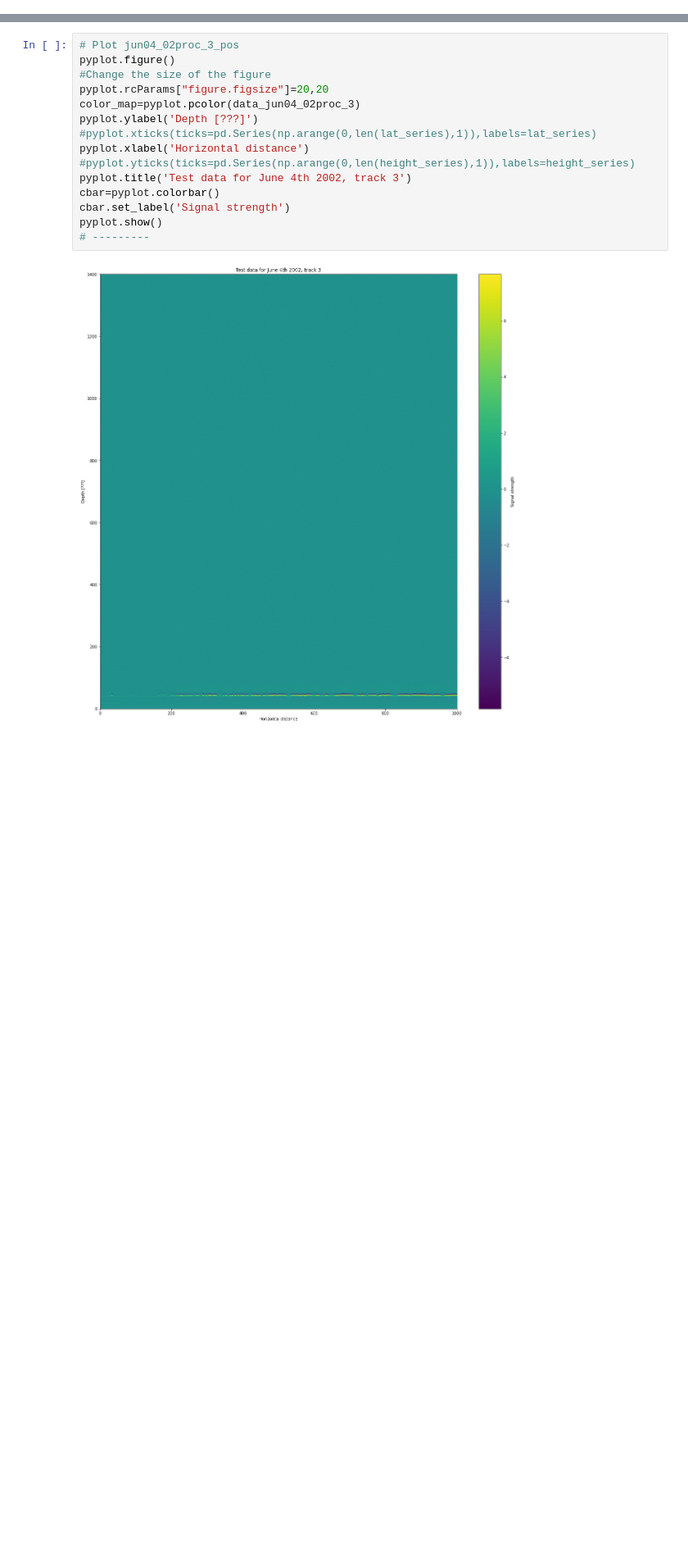
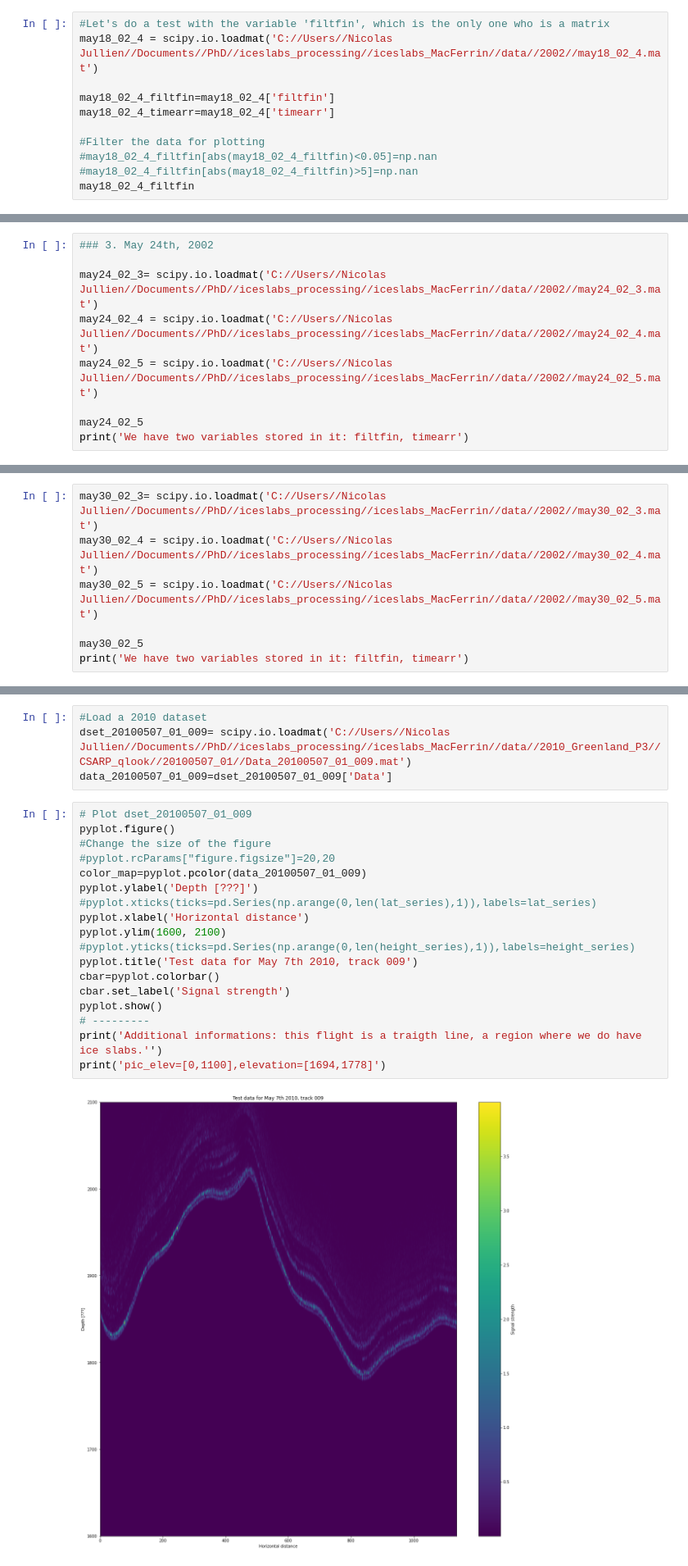
Before and after one commit to jullienn/changing_Greenland_iceslabs, a Jupyter notebook: logbook_investigation_year.ipynb, the cells around one changed output, grey strips where cells are left out. Shown at 82% size. Drawn from its saved outputs; the diff is of its cells as text; blank space fills up the shorter version.

Commit message:
Continuing investigation on 2002 and 2003 datasets. The investigation is done for 2002 and 2003.

```diff
--- a/logbook_investigation_year.ipynb
+++ b/logbook_investigation_year.ipynb
@@ -314,0 +454,11 @@ This no need of that :
+# %%
+#Let's do a test with the variable 'filtfin', which is the only one who is a matrix
+may18_02_4 = scipy.io.loadmat('C://Users//Nicolas Jullien//Documents//PhD//iceslabs_processing//iceslabs_MacFerrin//data//2002//may18_02_4.mat')
+
+may18_02_4_filtfin=may18_02_4['filtfin']
+may18_02_4_timearr=may18_02_4['timearr']
+
+#Filter the data for plotting
+#may18_02_4_filtfin[abs(may18_02_4_filtfin)<0.05]=np.nan
+#may18_02_4_filtfin[abs(may18_02_4_filtfin)>5]=np.nan
+may18_02_4_filtfin
@@ -314,0 +532,9 @@ This no need of that :
+# %%
+### 3. May 24th, 2002
+
+may24_02_3= scipy.io.loadmat('C://Users//Nicolas Jullien//Documents//PhD//iceslabs_processing//iceslabs_MacFerrin//data//2002//may24_02_3.mat')
+may24_02_4 = scipy.io.loadmat('C://Users//Nicolas Jullien//Documents//PhD//iceslabs_processing//iceslabs_MacFerrin//data//2002//may24_02_4.mat')
+may24_02_5 = scipy.io.loadmat('C://Users//Nicolas Jullien//Documents//PhD//iceslabs_processing//iceslabs_MacFerrin//data//2002//may24_02_5.mat')
+
+may24_02_5
+print('We have two variables stored in it: filtfin, timearr')
@@ -314,0 +603,7 @@ This no need of that :
+# %%
+may30_02_3= scipy.io.loadmat('C://Users//Nicolas Jullien//Documents//PhD//iceslabs_processing//iceslabs_MacFerrin//data//2002//may30_02_3.mat')
+may30_02_4 = scipy.io.loadmat('C://Users//Nicolas Jullien//Documents//PhD//iceslabs_processing//iceslabs_MacFerrin//data//2002//may30_02_4.mat')
+may30_02_5 = scipy.io.loadmat('C://Users//Nicolas Jullien//Documents//PhD//iceslabs_processing//iceslabs_MacFerrin//data//2002//may30_02_5.mat')
+
+may30_02_5
+print('We have two variables stored in it: filtfin, timearr')
@@ -315,17 +698,24 @@ This no need of that :
+# %%
+#Load a 2010 dataset
+dset_20100507_01_009= scipy.io.loadmat('C://Users//Nicolas Jullien//Documents//PhD//iceslabs_processing//iceslabs_MacFerrin//data//2010_Greenland_P3//CSARP_qlook//20100507_01//Data_20100507_01_009.mat')
+data_20100507_01_009=dset_20100507_01_009['Data']
 # %%
-# Plot jun04_02proc_3_pos
+# Plot dset_20100507_01_009
 pyplot.figure()
 #Change the size of the figure
-pyplot.rcParams["figure.figsize"]=20,20
-color_map=pyplot.pcolor(data_jun04_02proc_3)
+#pyplot.rcParams["figure.figsize"]=20,20
+color_map=pyplot.pcolor(data_20100507_01_009)
 pyplot.ylabel('Depth [???]')
 #pyplot.xticks(ticks=pd.Series(np.arange(0,len(lat_series),1)),labels=lat_series)
 pyplot.xlabel('Horizontal distance')
+pyplot.ylim(1600, 2100)
 #pyplot.yticks(ticks=pd.Series(np.arange(0,len(height_series),1)),labels=height_series)
-pyplot.title('Test data for June 4th 2002, track 3')
+pyplot.title('Test data for May 7th 2010, track 009')
 cbar=pyplot.colorbar()
 cbar.set_label('Signal strength')
 pyplot.show()
 # ---------
+print('Additional informations: this flight is a traigth line, a region where we do have ice slabs.'')
+print('pic_elev=[0,1100],elevation=[1694,1778]')
 # %% [output]
-[figure, old version]
+[figure, new version]
```
Also changed, not shown: parts of 50 cells of this notebook.
